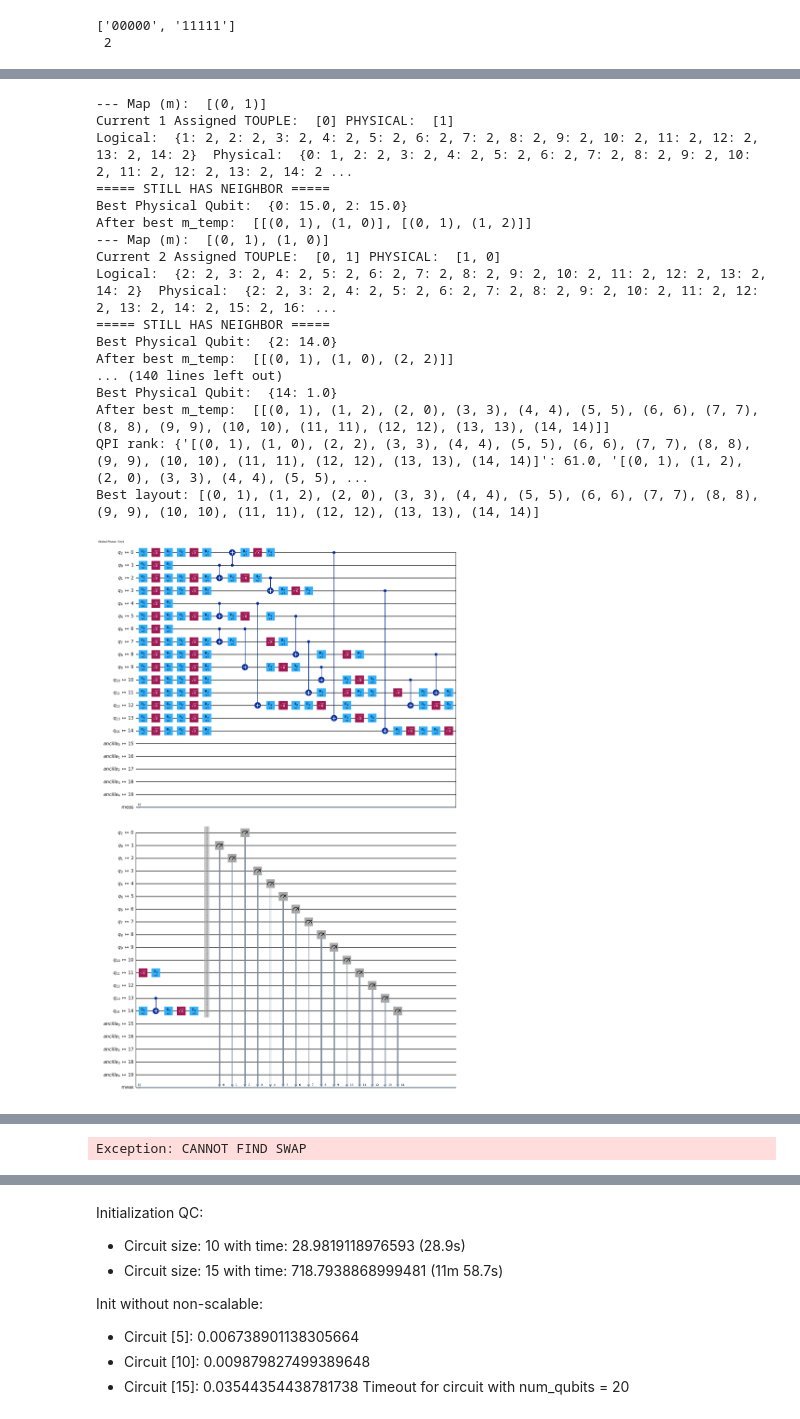
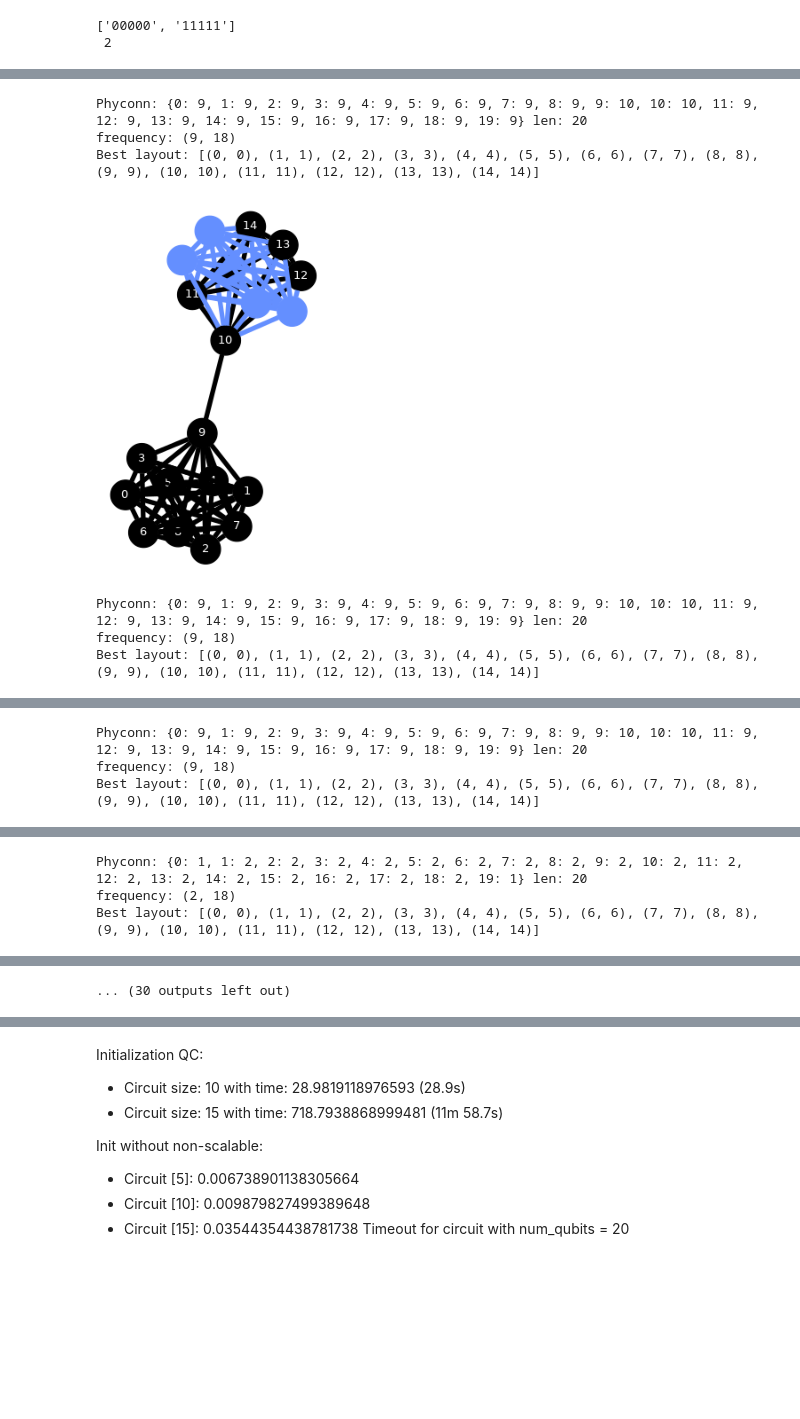
Before and after one commit to natashaval/qubit-mapping-distributed-qc, a Jupyter notebook: 5_benchmarking.ipynb, the cells around one changed output, grey strips where cells are left out. Saved outputs shown, nothing was run; the diff lists cells and outputs as text; code cells hidden in the pictures; blank space fills up the shorter version.

Commit message:
mostly connected in initial mapping

```diff
--- a/5_benchmarking.ipynb
+++ b/5_benchmarking.ipynb
@@ -229,0 +223,5 @@ def save_dict_to_file(dict_benchmark):
+# %%
+# Initialize from JSON
+
+dict_benchmark = open_json_from_file()
+print(dict_benchmark)
@@ -237,11 +237,13 @@ def start_initial_benchmark(benchmark_name: str, circuit_size: int, dict_benchma
         benchmark_name=benchmark_name, level=level, circuit_size=circuit_size,
         compiler="qiskit", compiler_settings=compiler_settings, provider_name="ibm"
         )
+        qc.remove_final_measurements()
     dict_benchmark[str(circuit_size)][benchmark_name]['init']['size'] = qc.size()
     dict_benchmark[str(circuit_size)][benchmark_name]['init']['depth'] = qc.depth()
     dict_benchmark[str(circuit_size)][benchmark_name]['init']['interval'] = t.interval
 
     dag = circuit_to_dag(qc)
+    # TODO: remove measure because error in mapping physical wire -> logical qubit -> classical register
     return qc, dag
 
 # if want to change interval in ms = t.interval*10**3
@@ -252,7 +254,7 @@ def build_generic_backend(
     layout_name: str, num_qubits: int, num_group: int # num_rows and num_cols only used in grid
 ) ->  GenericBackendV2:
     if layout_name == "full":
-        couplinglist = build_coupling_list_full(num_qubits)
+        couplinglist = build_coupling_list_full(num_qubits, num_group)
     elif layout_name == "line":
         couplinglist = build_coupling_list_line(num_qubits, num_group)
     elif layout_name == "ring":
@@ -286,15 +288,12 @@ def build_pass_manager(
                 f"Provide initial layout for Interaction Layout and Lookahead Swap."
             )
         pass_manager = StagedPassManager()
-        pass_manager.layout = PassManager(
-            InteractionLayout(
-                coupling_map=backend.coupling_map, initial_map=best_layout
-            )
-        )
+        pass_manager.layout = PassManager(InteractionLayout(
+            coupling_map=backend.coupling_map, initial_map=best_layout
+        ))
         pass_manager.layout += generate_embed_passmanager(backend.coupling_map)
         pass_manager.routing = generate_routing_passmanager(
-            DynamicLookaheadSwap(backend.coupling_map),
-            target=backend.coupling_map,
+            DynamicLookaheadSwap(backend.coupling_map), target=backend.coupling_map
         )
         # TODO: routing here adds SWAP gate, need to multiply by 3
 
@@ -383,45 +375,42 @@ benchmark_name_list = [
 # %%
+# dict_benchmark = open_json_from_file(dict_benchmark)
+
 circuit_size = 15
-benchmark_name = "graphstate"
+benchmark_name = "ghz"
 # for circuit_size in circuit_size_list:
 # for benchmark_name in benchmark_name_list:
 qc, dag = start_initial_benchmark(benchmark_name=benchmark_name, circuit_size=circuit_size, dict_benchmark=dict_benchmark)
 routing_options = [
-    # 'sabre',
-    'lookahead']
+    'basic',
+    'sabre',
+    'lookahead'
+    ]
+
+deleted_distributed_options = [
+# ['full', 10, 2], # graph traversal too big (?)
+]
 
 distributed_options = [
-    # ['full', 20, 1],
+    ['full', 10, 2],
     ['line', 5, 4],
-    # ['ring', 10, 2],
-    # ['ring', 5, 4],
-    # ['grid', 9, 2],
-    # ['t_horizontal', 5, 4],
-    # ['t_vertical', 5, 4]
+    ['ring', 10, 2],
+    ['ring', 5, 4],
+    ['grid', 9, 2],
+    ['t_horizontal', 5, 4],
+    ['t_vertical', 5, 4]
 ]
 
 for layout_name, num_qubits, num_group in distributed_options:
     for routing_option in routing_options:
         update_dict_size_depth(qc, dag, layout_name, num_qubits, num_group, routing_option, dict_benchmark)
 
 # Circuit size: 5 with time: 6.1507463455200195 (6.1s)
 # DJ [5] takes 21m 2.8s long, not sure how long anymore
 # %% [output]
---- Map (m):  [(0, 1)]
-Current 1 Assigned TOUPLE:  [0] PHYSICAL:  [1]
-Logical:  {1: 2, 2: 2, 3: 2, 4: 2, 5: 2, 6: 2, 7: 2, 8: 2, 9: 2, 10: 2, 11: 2, 12: 2, 13: 2, 14: 2}  Physical:  {0: 1, 2: 2, 3: 2, 4: 2, 5: 2, 6: 2, 7: 2, 8: 2, 9: 2, 10: 2, 11: 2, 12: 2, 13: 2, 14: 2 ...
-===== STILL HAS NEIGHBOR =====
-Best Physical Qubit:  {0: 15.0, 2: 15.0}
-After best m_temp:  [[(0, 1), (1, 0)], [(0, 1), (1, 2)]]
---- Map (m):  [(0, 1), (1, 0)]
-Current 2 Assigned TOUPLE:  [0, 1] PHYSICAL:  [1, 0]
-Logical:  {2: 2, 3: 2, 4: 2, 5: 2, 6: 2, 7: 2, 8: 2, 9: 2, 10: 2, 11: 2, 12: 2, 13: 2, 14: 2}  Physical:  {2: 2, 3: 2, 4: 2, 5: 2, 6: 2, 7: 2, 8: 2, 9: 2, 10: 2, 11: 2, 12: 2, 13: 2, 14: 2, 15: 2, 16: ...
-===== STILL HAS NEIGHBOR =====
-Best Physical Qubit:  {2: 14.0}
-After best m_temp:  [[(0, 1), (1, 0), (2, 2)]]
-... (140 lines left out)
-Best Physical Qubit:  {14: 1.0}
-After best m_temp:  [[(0, 1), (1, 2), (2, 0), (3, 3), (4, 4), (5, 5), (6, 6), (7, 7), (8, 8), (9, 9), (10, 10), (11, 11), (12, 12), (13, 13), (14, 14)]]
-QPI rank: {'[(0, 1), (1, 0), (2, 2), (3, 3), (4, 4), (5, 5), (6, 6), (7, 7), (8, 8), (9, 9), (10, 10), (11, 11), (12, 12), (13, 13), (14, 14)]': 61.0, '[(0, 1), (1, 2), (2, 0), (3, 3), (4, 4), (5, 5), ...
-Best layout: [(0, 1), (1, 2), (2, 0), (3, 3), (4, 4), (5, 5), (6, 6), (7, 7), (8, 8), (9, 9), (10, 10), (11, 11), (12, 12), (13, 13), (14, 14)]
+Phyconn: {0: 9, 1: 9, 2: 9, 3: 9, 4: 9, 5: 9, 6: 9, 7: 9, 8: 9, 9: 10, 10: 10, 11: 9, 12: 9, 13: 9, 14: 9, 15: 9, 16: 9, 17: 9, 18: 9, 19: 9} len: 20
+frequency: (9, 18)
+Best layout: [(0, 0), (1, 1), (2, 2), (3, 3), (4, 4), (5, 5), (6, 6), (7, 7), (8, 8), (9, 9), (10, 10), (11, 11), (12, 12), (13, 13), (14, 14)]
-[figure, old version]
+[figure, new version]
+Phyconn: {0: 9, 1: 9, 2: 9, 3: 9, 4: 9, 5: 9, 6: 9, 7: 9, 8: 9, 9: 10, 10: 10, 11: 9, 12: 9, 13: 9, 14: 9, 15: 9, 16: 9, 17: 9, 18: 9, 19: 9} len: 20
+frequency: (9, 18)
+Best layout: [(0, 0), (1, 1), (2, 2), (3, 3), (4, 4), (5, 5), (6, 6), (7, 7), (8, 8), (9, 9), (10, 10), (11, 11), (12, 12), (13, 13), (14, 14)]
@@ -428,0 +418,3 @@ Best layout: [(0, 1), (1, 2), (2, 0), (3, 3), (4, 4), (5, 5), (6, 6), (7, 7), (8
+Phyconn: {0: 9, 1: 9, 2: 9, 3: 9, 4: 9, 5: 9, 6: 9, 7: 9, 8: 9, 9: 10, 10: 10, 11: 9, 12: 9, 13: 9, 14: 9, 15: 9, 16: 9, 17: 9, 18: 9, 19: 9} len: 20
+frequency: (9, 18)
+Best layout: [(0, 0), (1, 1), (2, 2), (3, 3), (4, 4), (5, 5), (6, 6), (7, 7), (8, 8), (9, 9), (10, 10), (11, 11), (12, 12), (13, 13), (14, 14)]
@@ -447 +422,3 @@ MCPE_cost is empty, cannot add swap gate (?)
-Exception: CANNOT FIND SWAP
+Phyconn: {0: 1, 1: 2, 2: 2, 3: 2, 4: 2, 5: 2, 6: 2, 7: 2, 8: 2, 9: 2, 10: 2, 11: 2, 12: 2, 13: 2, 14: 2, 15: 2, 16: 2, 17: 2, 18: 2, 19: 1} len: 20
+frequency: (2, 18)
+Best layout: [(0, 0), (1, 1), (2, 2), (3, 3), (4, 4), (5, 5), (6, 6), (7, 7), (8, 8), (9, 9), (10, 10), (11, 11), (12, 12), (13, 13), (14, 14)]
@@ -447,0 +434 @@ Exception: CANNOT FIND SWAP
+... (30 outputs left out)
```
Also changed, not shown: parts of 15 cells of this notebook, 8 other files.
